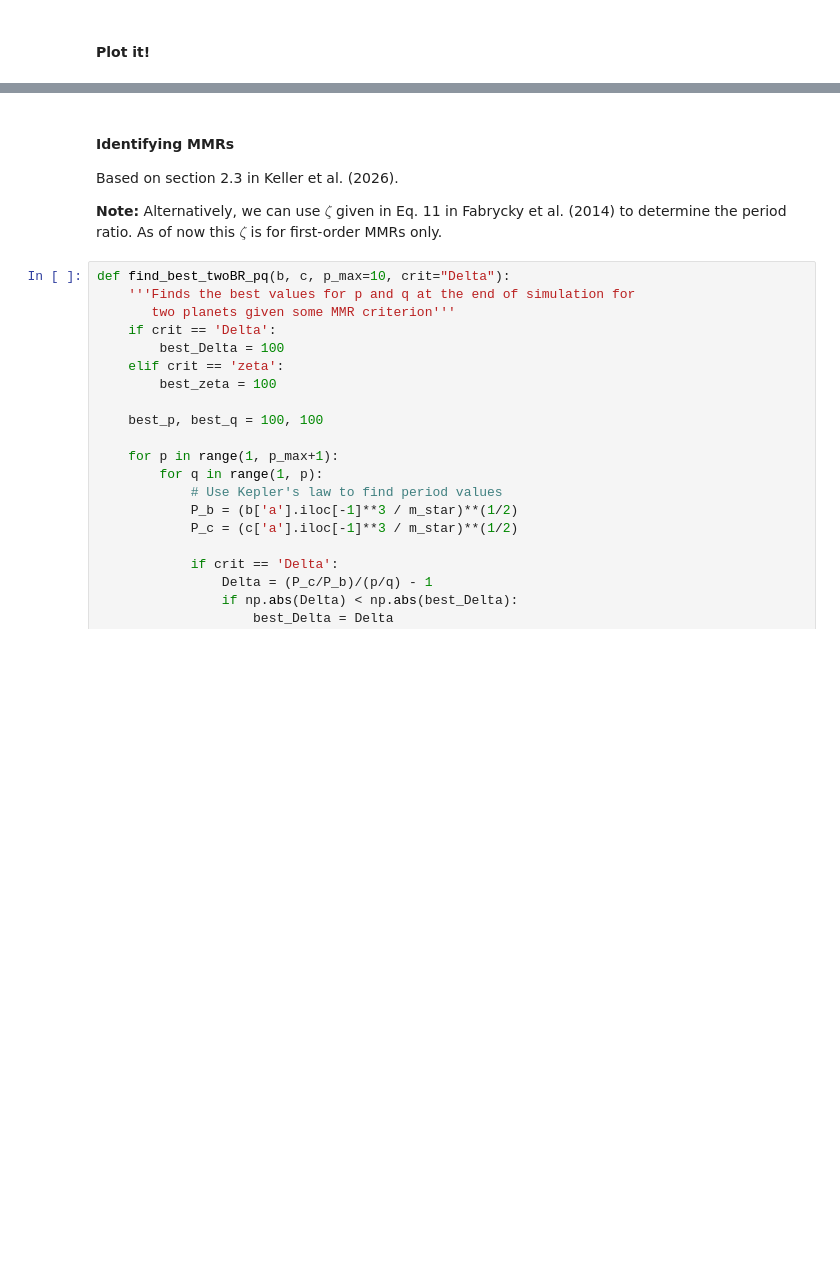
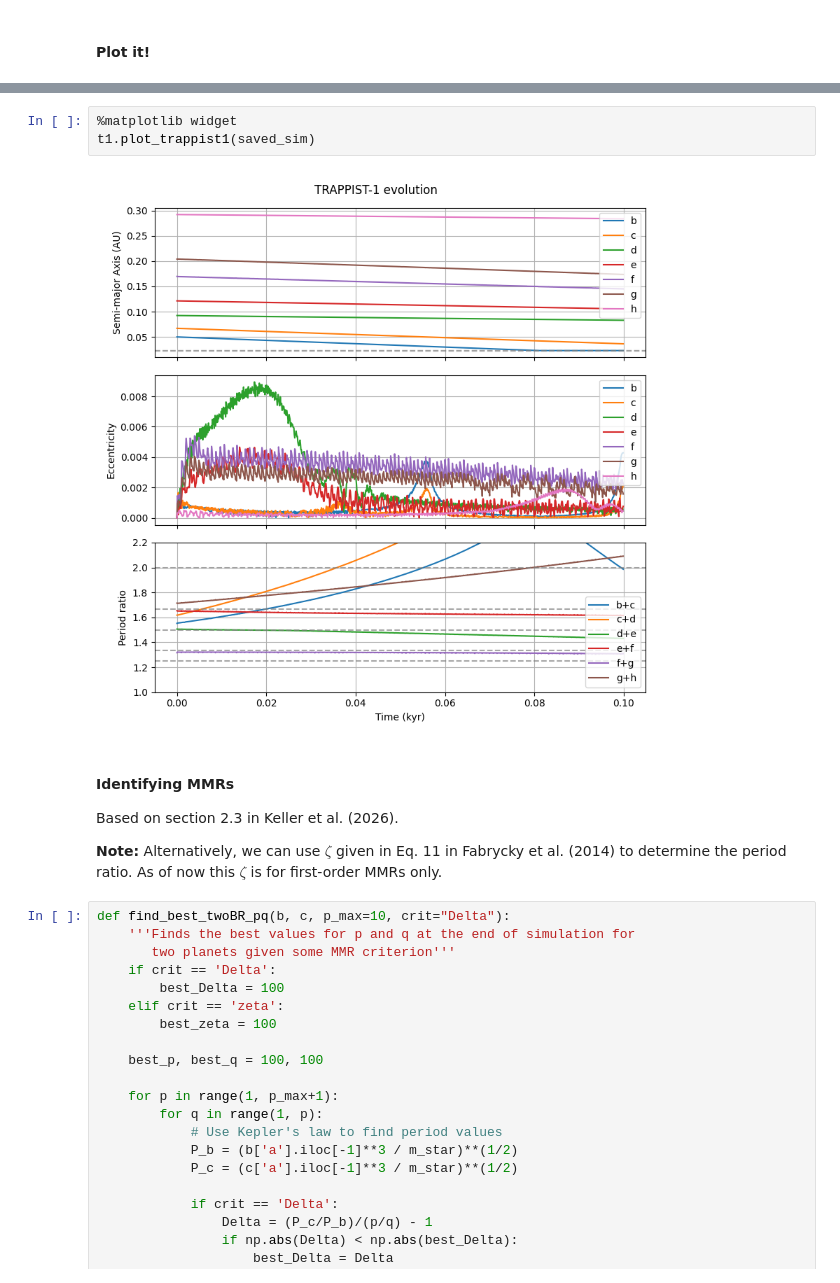
Before and after one commit to dchen10Git/uchi-exoplanets-2025, a Jupyter notebook: trappist1_keller.ipynb, the cells around one changed output, grey strips where cells are left out. Drawn from its saved outputs; the diff is of its cells as text; blank space fills up the shorter version.

```diff
--- a/trappist1_keller.ipynb
+++ b/trappist1_keller.ipynb
@@ -525,3 +130,8 @@ plot_trappist1(saved_sim)
+# %%
+%matplotlib widget
+t1.plot_trappist1(saved_sim)
+# %% [output]
+[figure, added]
 # %% [markdown]
 #### Identifying MMRs
 Based on section 2.3 in Keller et al. (2026).
```
Also changed, not shown: parts of 25 cells of this notebook, 7 other files.
